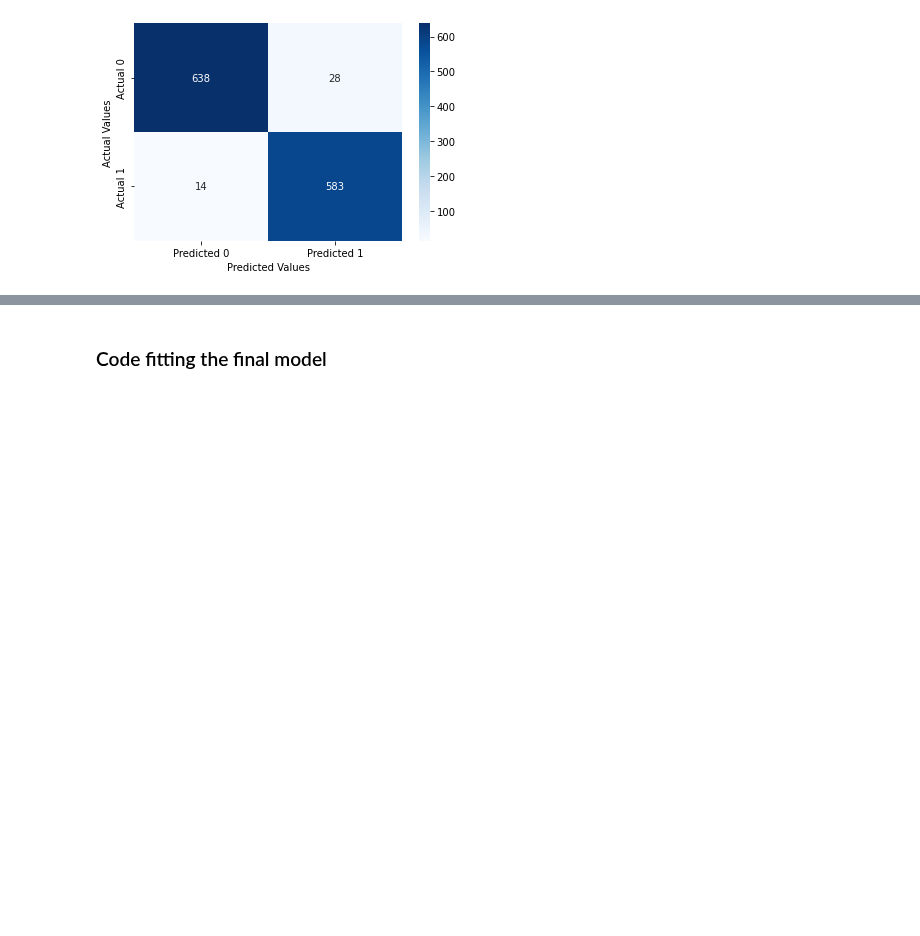
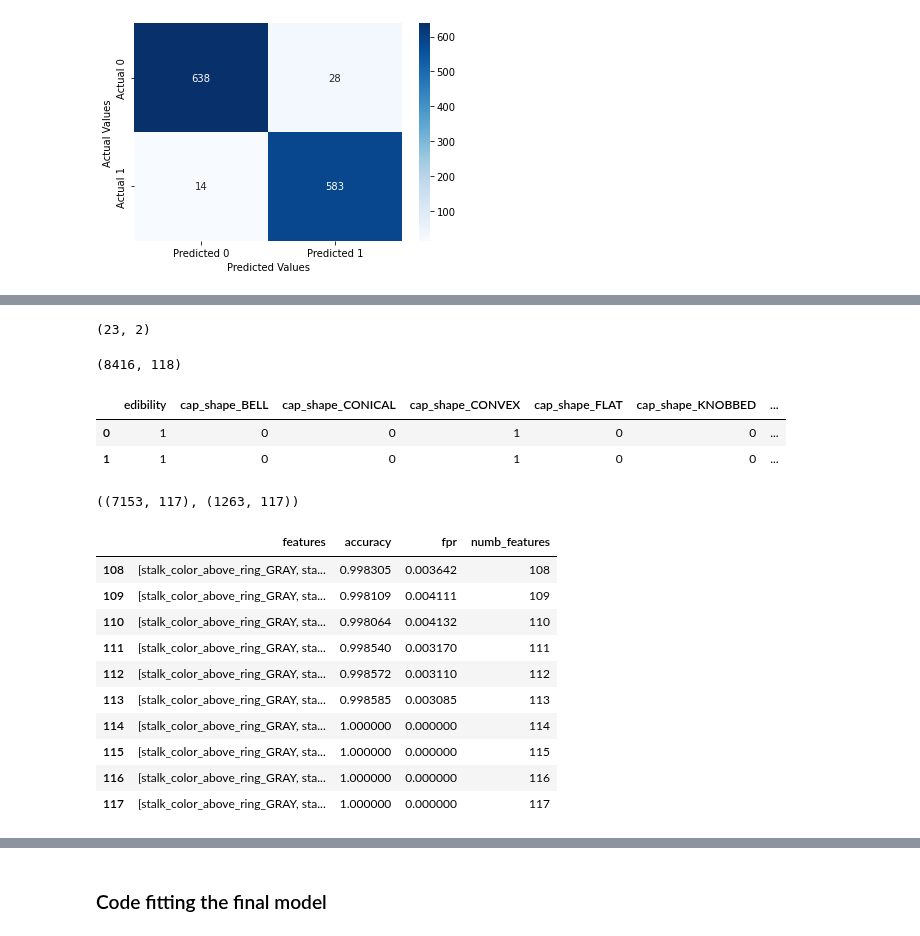
Before and after one commit to jprette/STAT303-2-Final_Project, a Jupyter notebook: Final Deliverables/Project Code Template.ipynb, the cells around one changed output, grey strips where cells are left out. Cells and saved outputs as stored; diff of their text form; code cells hidden in the pictures; blank space fills up the shorter version.

```diff
--- a/Final Deliverables/Project Code Template.ipynb
+++ b/Final Deliverables/Project Code Template.ipynb
@@ -434,0 +444,33 @@ maximizing_threshold is 0.97695
+# %%
+vif_inf.shape
+# %% [output]
+(23, 2)
+# %%
+# create dummy variables for each categorical variable
+data = rev_train.copy()
+cat_vars = list(data.select_dtypes(include=['object']).columns)
+dummy_vars = pd.get_dummies(data[cat_vars], prefix=cat_vars)
+# concatenate the dummy variables with the original dataset
+data = pd.concat([data.drop(cat_vars, axis=1), dummy_vars], axis=1)
+
+print(data.shape) #we obtained 117 predictors and 1 response variable
+# %% [output]
+(8416, 118)
+# %%
+data.head(2)
+# %% [output]
+|  | edibility | cap_shape_BELL | cap_shape_CONICAL | cap_shape_CONVEX | cap_shape_FLAT | cap_shape_KNOBBED | ... |
+| 0 | 1 | 0 | 0 | 1 | 0 | 0 | ... |
+| 1 | 1 | 0 | 0 | 1 | 0 | 0 | ... |
+# %%
+from sklearn.model_selection import train_test_split
+# separate train and test sets
+X_train, X_test, y_train, y_test = train_test_split(
+    data.drop(labels=['edibility'], axis=1),
+    data['edibility'],
+    test_size=0.15,
+    random_state=23)
+
+X_train.shape, X_test.shape
+# %% [output]
+((7153, 117), (1263, 117))
@@ -434,0 +498,45 @@ maximizing_threshold is 0.97695
+# %%
+#forward selection
+k = 117
+
+remaining_features = list(X_train.columns.values)
+features = []
+accuracy_list, fpr_list = [np.inf], [np.inf] #Due to 1 indexing of the loop...
+features_list = dict()
+
+for i in range(1,k+1):
+    best_accuracy = np.inf
+
+    for combo in itertools.combinations(remaining_features,1):
+
+            accuracy = fit_linear_reg(X_train[list(combo) + features],y_train)   #Store temp result
+
+            if accuracy[0] < best_accuracy:
+                best_accuracy = accuracy[0]
+                best_fpr = accuracy[1]
+                best_feature = combo[0]
+
+    #Updating variables for next loop
+    features.append(best_feature)
+    remaining_features.remove(best_feature)
+
+    #Saving values for plotting
+    accuracy_list.append(best_accuracy)
+    fpr_list.append(best_fpr)
+    features_list[i] = features.copy()
+# %%
+df = pd.concat([pd.DataFrame({'features':features_list}),pd.DataFrame({'accuracy':accuracy_list, 'fpr': fpr_list})], axis=1, join='inner')
+df['numb_features'] = df.index
+df.tail(10)
+# %% [output]
+|  | features | accuracy | fpr | numb_features |
+| 108 | [stalk_color_above_ring_GRAY, sta... | 0.998305 | 0.003642 | 108 |
+| 109 | [stalk_color_above_ring_GRAY, sta... | 0.998109 | 0.004111 | 109 |
+| 110 | [stalk_color_above_ring_GRAY, sta... | 0.998064 | 0.004132 | 110 |
+| 111 | [stalk_color_above_ring_GRAY, sta... | 0.998540 | 0.003170 | 111 |
+| 112 | [stalk_color_above_ring_GRAY, sta... | 0.998572 | 0.003110 | 112 |
+| 113 | [stalk_color_above_ring_GRAY, sta... | 0.998585 | 0.003085 | 113 |
+| 114 | [stalk_color_above_ring_GRAY, sta... | 1.000000 | 0.000000 | 114 |
+| 115 | [stalk_color_above_ring_GRAY, sta... | 1.000000 | 0.000000 | 115 |
+| 116 | [stalk_color_above_ring_GRAY, sta... | 1.000000 | 0.000000 | 116 |
+| 117 | [stalk_color_above_ring_GRAY, sta... | 1.000000 | 0.000000 | 117 |
```
Also changed, not shown: parts of 18 cells of this notebook.
